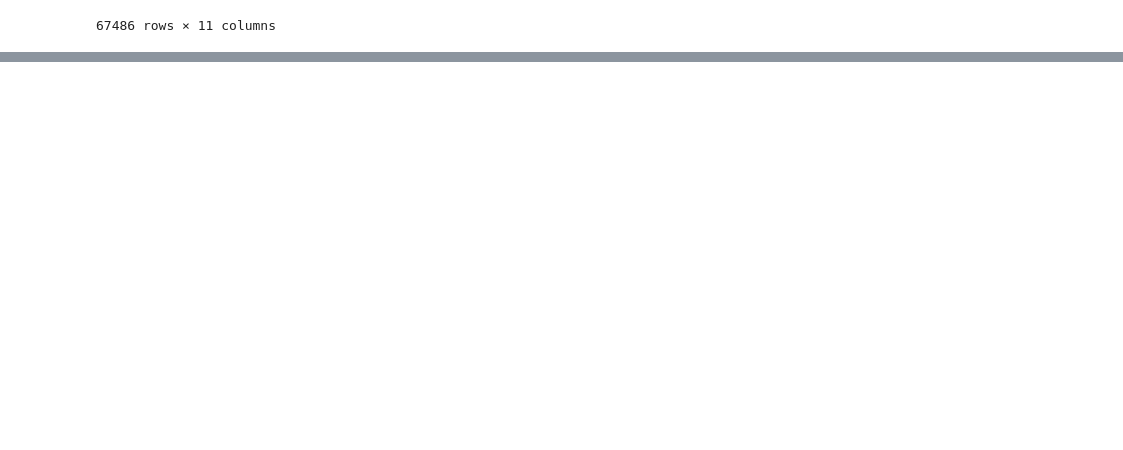
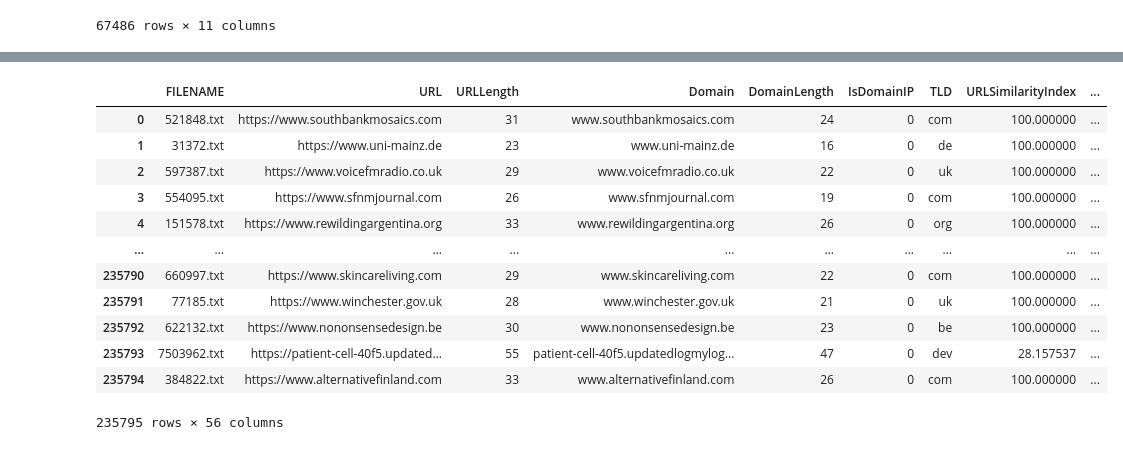
Before and after one commit to Scholiboi/Phishing-Links-Detector, a Jupyter notebook: PreProcessing/trainer.ipynb, the cells around one changed output, grey strips where cells are left out. Cells and saved outputs as stored; diff of their text form; code cells hidden in the pictures; blank space fills up the shorter version.

```diff
--- a/PreProcessing/trainer.ipynb
+++ b/PreProcessing/trainer.ipynb
@@ -145,0 +158,17 @@ df
+# %%
+df2 = pd.read_csv("PhiUSIIL_Phishing_URL_Dataset.csv")
+df2
+# %% [output]
+|  | FILENAME | URL | URLLength | Domain | DomainLength | IsDomainIP | TLD | URLSimilarityIndex | ... |
+| 0 | 521848.txt | https://www.southbankmosaics.com | 31 | www.southbankmosaics.com | 24 | 0 | com | 100.000000 | ... |
+| 1 | 31372.txt | https://www.uni-mainz.de | 23 | www.uni-mainz.de | 16 | 0 | de | 100.000000 | ... |
+| 2 | 597387.txt | https://www.voicefmradio.co.uk | 29 | www.voicefmradio.co.uk | 22 | 0 | uk | 100.000000 | ... |
+| 3 | 554095.txt | https://www.sfnmjournal.com | 26 | www.sfnmjournal.com | 19 | 0 | com | 100.000000 | ... |
+| 4 | 151578.txt | https://www.rewildingargentina.org | 33 | www.rewildingargentina.org | 26 | 0 | org | 100.000000 | ... |
+| ... | ... | ... | ... | ... | ... | ... | ... | ... | ... |
+| 235790 | 660997.txt | https://www.skincareliving.com | 29 | www.skincareliving.com | 22 | 0 | com | 100.000000 | ... |
+| 235791 | 77185.txt | https://www.winchester.gov.uk | 28 | www.winchester.gov.uk | 21 | 0 | uk | 100.000000 | ... |
+| 235792 | 622132.txt | https://www.nononsensedesign.be | 30 | www.nononsensedesign.be | 23 | 0 | be | 100.000000 | ... |
+| 235793 | 7503962.txt | https://patient-cell-40f5.updated... | 55 | patient-cell-40f5.updatedlogmylog... | 47 | 0 | dev | 28.157537 | ... |
+| 235794 | 384822.txt | https://www.alternativefinland.com | 33 | www.alternativefinland.com | 26 | 0 | com | 100.000000 | ... |
+235795 rows × 56 columns
```
Also changed, not shown: parts of 9 cells of this notebook, 2 other files.
